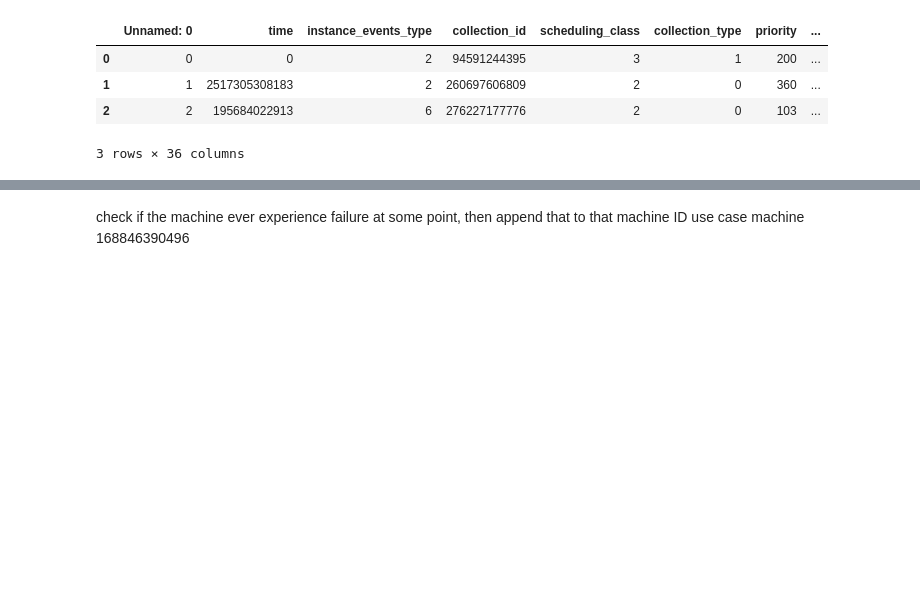
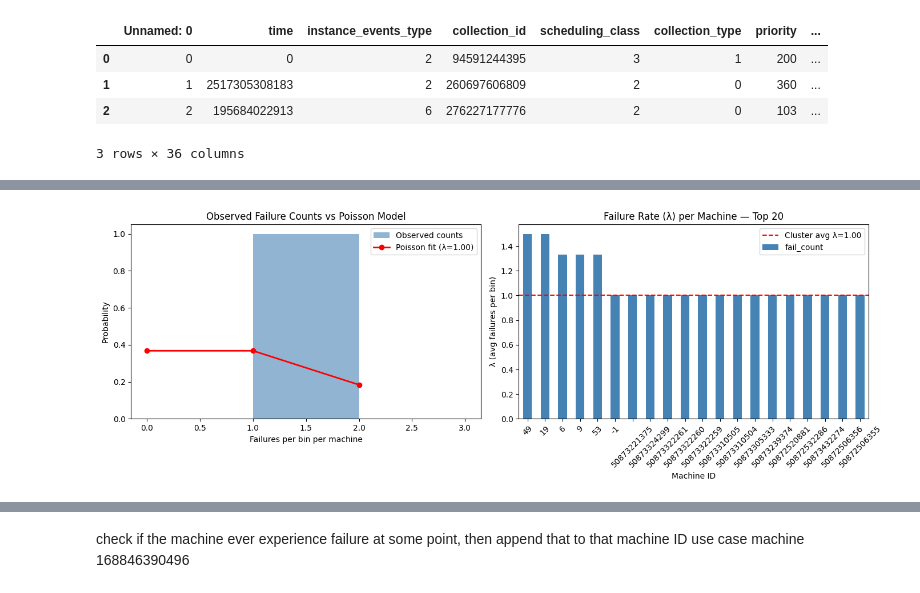
Before and after one commit to mirenja/anomaly_detection_DS, a Jupyter notebook: notebooks/01_data_exploration.ipynb, the cells around one changed output, grey strips where cells are left out. Saved outputs shown, nothing was run; the diff lists cells and outputs as text; code cells hidden in the pictures; blank space fills up the shorter version.

```diff
--- a/notebooks/01_data_exploration.ipynb
+++ b/notebooks/01_data_exploration.ipynb
@@ -100,0 +154,10 @@ df.head(3)
+# %%
+interval = 3600
+
+df['time_bin'] = (df['time_sec'] // interval).astype(int)
+
+print(f"Bin width: {interval}s ({interval/3600:.1f} hours)")
+print(f"Number of time bins: {df['time_bin'].nunique()}")
+print(f"Number of unique machines: {df['machine_id'].nunique()}")
+print(f"Total machine-bin combinations with failures: "
+      f"{df[df['label_raw']==1].groupby(['machine_id','time_bin']).ngroups}")
@@ -100,0 +217,33 @@ df.head(3)
+# %%
+fail_counts = results['fail_counts']
+
+fig, axes = plt.subplots(1, 2, figsize=(14, 5))
+
+# Left: Poisson fit
+x = np.arange(0, fail_counts['fail_count'].max() + 1)
+pmf = stats.poisson.pmf(x, lambda_)
+axes[0].hist(fail_counts['fail_count'],
+             bins=range(0, fail_counts['fail_count'].max() + 2),
+             density=True, alpha=0.6, color='steelblue', label='Observed counts')
+axes[0].plot(x, pmf, 'r-o', lw=2, label=f'Poisson fit (λ={lambda_:.2f})')
+axes[0].set_xlabel('Failures per bin per machine')
+axes[0].set_ylabel('Probability')
+axes[0].set_title('Observed Failure Counts vs Poisson Model')
+axes[0].legend()
+
+# Right: lambda per machine (top 20)
+top_machines = results['lambda_per_machine'].head(20)
+top_machines.plot(kind='bar', ax=axes[1], color='steelblue')
+axes[1].axhline(y=lambda_, color='red', linestyle='--',
+                linewidth=1.5, label=f'Cluster avg λ={lambda_:.2f}')
+axes[1].set_xlabel('Machine ID')
+axes[1].set_ylabel('λ (avg failures per bin)')
+axes[1].set_title('Failure Rate (λ) per Machine — Top 20')
+axes[1].legend()
+axes[1].tick_params(axis='x', rotation=45)
+
+plt.tight_layout()
+plt.savefig('../outputs/poisson_fit.png', dpi=150, bbox_inches='tight')
+plt.show()
+# %% [output]
+[figure, added]
```
Also changed, not shown: parts of 25 cells of this notebook, 7 other files.
